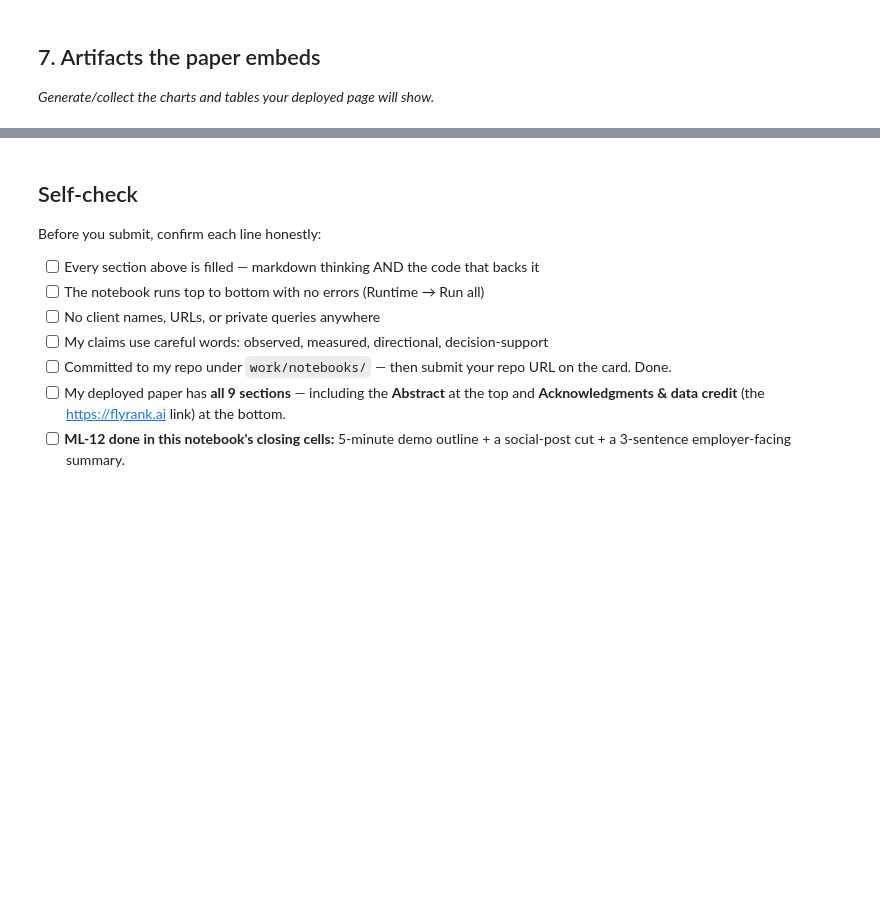
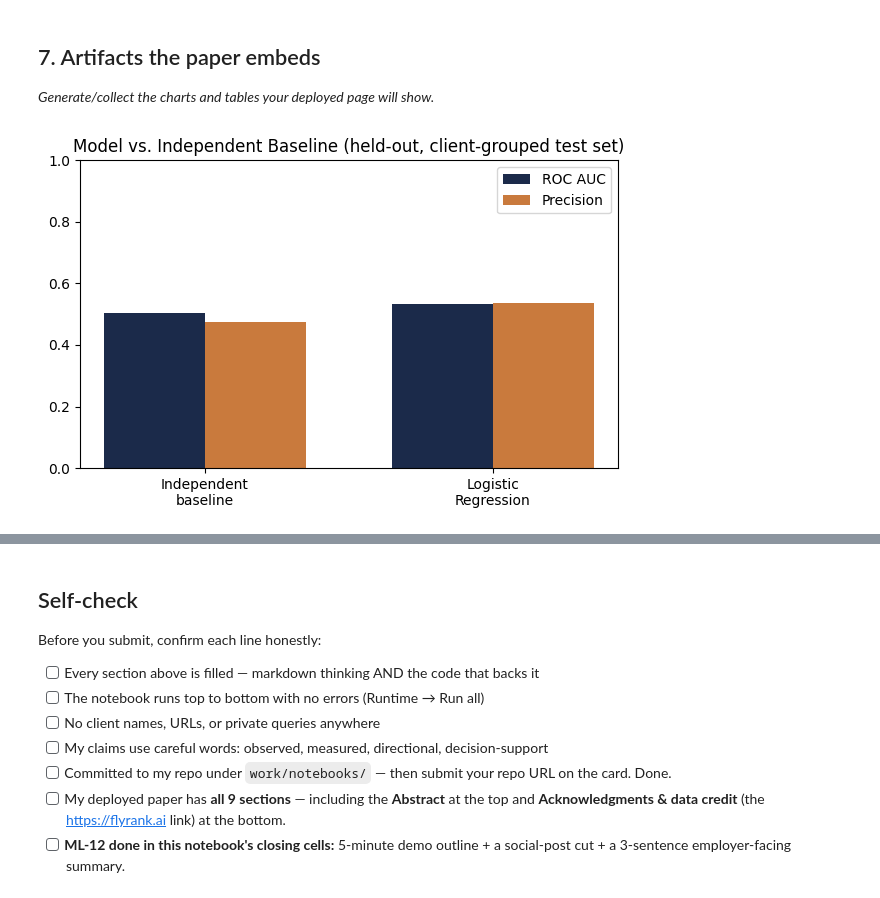
Before and after one commit to abbas-707/FlyRank-Internship, a Jupyter notebook: work/notebooks/capstone.ipynb, the cells around one changed output, grey strips where cells are left out. Saved outputs shown, nothing was run; the diff lists cells and outputs as text; code cells hidden in the pictures; blank space fills up the shorter version.

```diff
--- a/work/notebooks/capstone.ipynb
+++ b/work/notebooks/capstone.ipynb
@@ -32,0 +17,10 @@ This skeleton is yours to fill. Work the sections **in order** — each one has
+# %%
+import duckdb
+from google.colab import userdata
+import pandas as pd
+import numpy as np
+import os, json
+
+hf_token = userdata.get('HF_TOKEN')
+con = duckdb.connect()
+con.sql(f"CREATE SECRET hf_token (TYPE huggingface, TOKEN '{hf_token}');")
@@ -34,3 +438,74 @@ This skeleton is yours to fill. Work the sections **in order** — each one has
 ## 7. Artifacts the paper embeds
 
 *Generate/collect the charts and tables your deployed page will show.*
+# %%
+import matplotlib.pyplot as plt
+
+os.makedirs('work/figures', exist_ok=True)
+os.makedirs('work/outputs', exist_ok=True)
+
+# Chart 1: Model vs Baseline (bar chart)
+fig, ax = plt.subplots(figsize=(6, 4))
+methods = ['Independent\nbaseline', 'Logistic\nRegression']
+auc_vals = [baseline_auc_independent, model_auc]
+precision_vals = [baseline_precision_independent, model_precision]
+
+x = np.arange(len(methods))
+width = 0.35
+ax.bar(x - width/2, auc_vals, width, label='ROC AUC', color='#1B2A4A')
+ax.bar(x + width/2, precision_vals, width, label='Precision', color='#C97A3D')
+ax.set_xticks(x)
+ax.set_xticklabels(methods)
+ax.set_ylim(0, 1)
+ax.set_title('Model vs. Independent Baseline (held-out, client-grouped test set)')
+ax.legend()
+plt.tight_layout()
+plt.savefig('work/figures/model_vs_baseline.png', dpi=150)
+plt.show()
+
+# Chart 2: Confidence tier distribution
+fig, ax = plt.subplots(figsize=(6, 4))
+tier_counts = ranked_queue['confidence_tier'].value_counts().reindex(['low', 'medium', 'high'])
+ax.bar(tier_counts.index, tier_counts.values, color=['#C97A3D', '#8FAF9F', '#1B2A4A'])
+ax.set_title('Ranked Queue by Confidence Tier')
+ax.set_ylabel('Number of pages')
+plt.tight_layout()
+plt.savefig('work/figures/confidence_tiers.png', dpi=150)
+plt.show()
+
+# Export the top 20 of the ranked queue as a table for the paper (public-safe: hashed IDs only)
+paper_table = ranked_queue[['content_hash_id', 'model_probability', 'confidence_tier',
+                              'reason_code', 'action']].head(20)
+paper_table.to_csv('work/outputs/capstone_top20_queue.csv', index=False)
+
+# Final metrics JSON — the paper's numbers trace back to this
+capstone_metrics = {
+    "lane": "Refresh / Content Opportunity Scoring",
+    "data_slice": {"month": "2026-03", "total_rows": 9841378, "n_clients": 55, "n_content_items": 331437},
+    "model": "Logistic Regression",
+    "split_design": "grouped by client_hash_id, 0 overlap confirmed",
+    "test_set_size": len(ranked_queue),
+    "results": {
+        "independent_baseline_auc": round(float(baseline_auc_independent), 3),
+        "independent_baseline_precision": round(float(baseline_precision_independent), 3),
+        "model_auc": round(float(model_auc), 3),
+        "model_precision": round(float(model_precision), 3),
+    },
+    "confidence_tier_counts": tier_counts.to_dict(),
+    "saturated_probability_rows": int(saturated),
+    "known_limitations": [
+        "single-month snapshot, feature/label window overlap",
+        "client history depth not verified per dim_clients.gsc_data_start",
+        "circular baseline (actual_ctr-based) found and excluded",
+        "content_updated_date found unreliable and excluded"
+    ]
+}
+with open('work/outputs/capstone_metrics.json', 'w') as f:
+    json.dump(capstone_metrics, f, indent=2, default=str)
+
+print("Saved: work/figures/model_vs_baseline.png")
+print("Saved: work/figures/confidence_tiers.png")
+print("Saved: work/outputs/capstone_top20_queue.csv")
+print("Saved: work/outputs/capstone_metrics.json")
+# %% [output]
+[figure, added]
```
Also changed, not shown: parts of 24 cells of this notebook.
